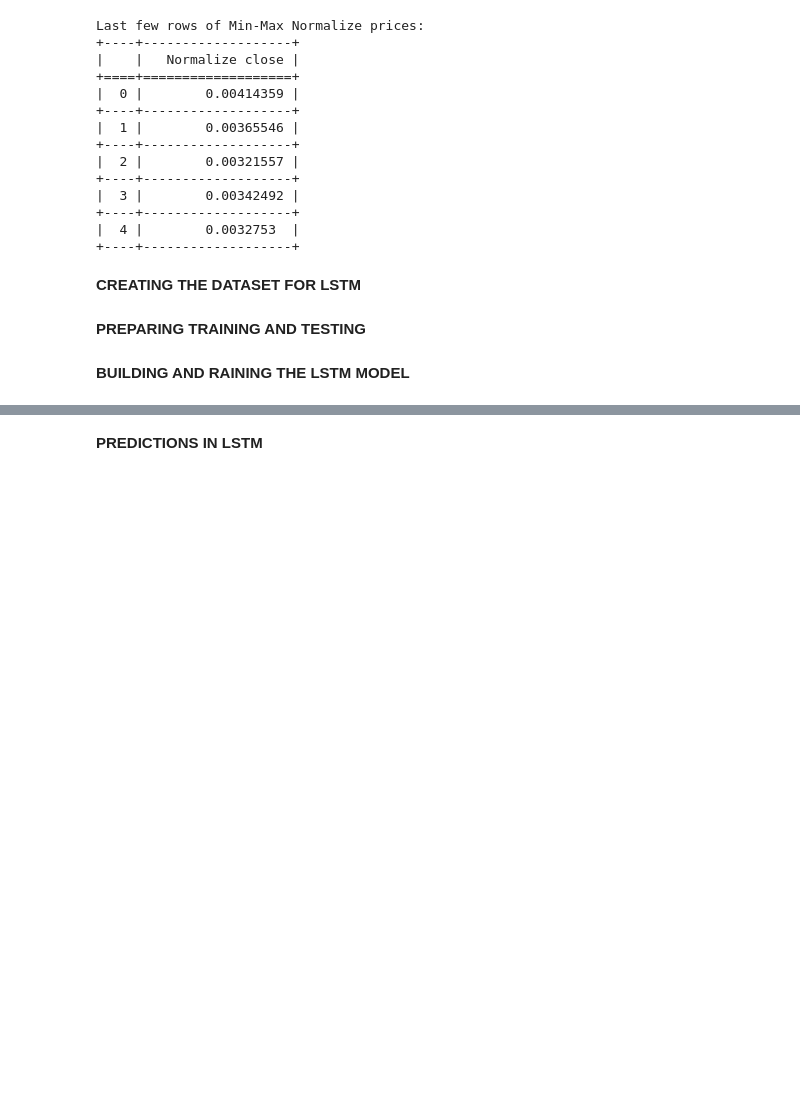
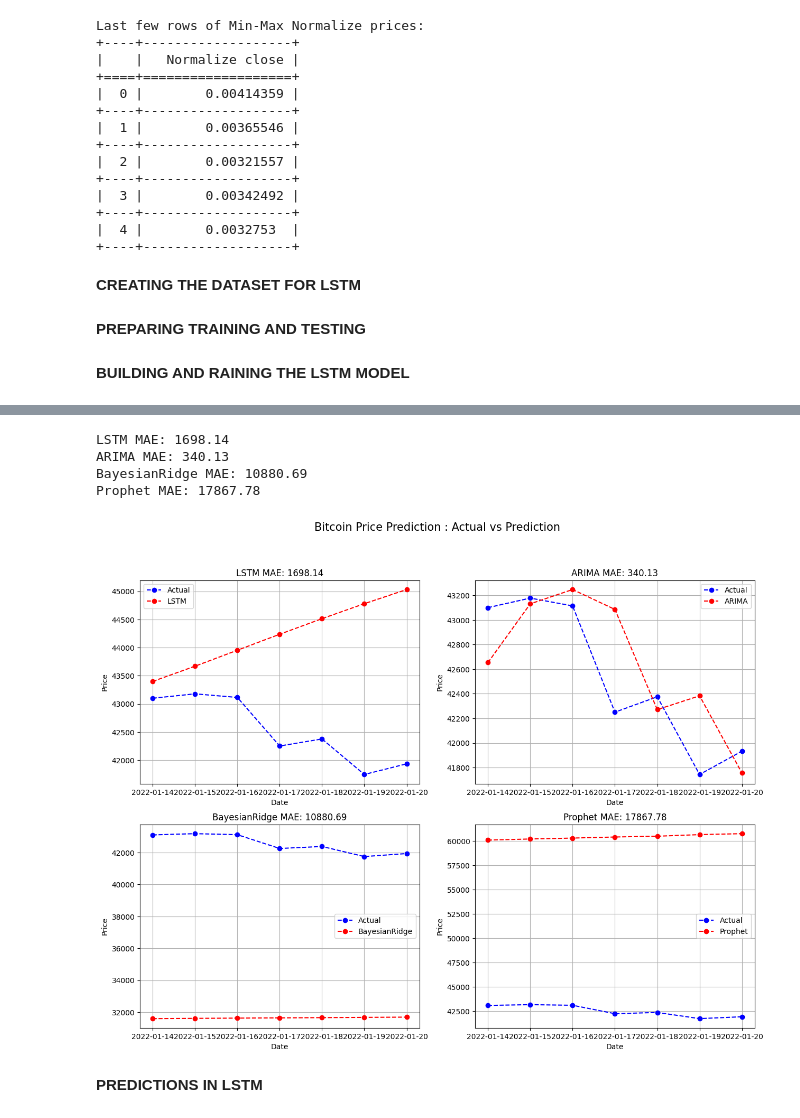
Before and after one commit to bm23abb/7PAM2002-0509-2023---Data-Science-Project, a Jupyter notebook: 7PAM2002_0509_2023_Data_Science_Project.ipynb, the cells around one changed output, grey strips where cells are left out. Drawn from its saved outputs; the diff is of its cells as text; code cells hidden in the pictures; blank space fills up the shorter version.

```diff
--- a/7PAM2002_0509_2023_Data_Science_Project.ipynb
+++ b/7PAM2002_0509_2023_Data_Science_Project.ipynb
@@ -96,6 +99,9 @@ Last few rows of Min-Max Normalize prices:
 +----+-------------------+
 |  4 |        0.0032753  |
 +----+-------------------+
+# %%
+last_predict = np.arange(len(pforp)-7, len(pforp))
+acutal_price = pforp[last_predict]
 # %% [markdown]
 **CREATING THE DATASET FOR LSTM**
 # %%
@@ -131,0 +163,5 @@ model.fit(x_train, y_train, batch_size=1, epochs=1)
+# %%
+bayesian_model = BayesianRidge()
+bayesian_model.fit(np.arange(len(pforp)).reshape(-1, 1), pforp.flatten())
+future_in = np.arange(len(pforp), len(pforp) + 7).reshape(-1, 1)
+bayesian_last_predict = bayesian_model.predict(np.array(last_predict).reshape(-1, 1)).reshape(-1, 1)
@@ -131,0 +189,12 @@ model.fit(x_train, y_train, batch_size=1, epochs=1)
+# %%
+# Print predictions and actual prices
+predict = pd.DataFrame({
+    'Date': data_frame.index[last_predict],
+    'Actual': acutal_price.flatten(),
+    'LSTM_Prediction': last7_days_lstm.flatten(),
+    'ARIMA_Prediction': arima_last_predict[-7:].flatten(), # Select last 7 days of ARIMA predictions
+    'BayesianRidge_Prediction': bayesian_last_predict.flatten(),
+    'Prophet_Prediction': prophet_predict.flatten()
+})
+print("Predictions for the last 7 days:")
+print(tabulate(predict, headers='keys', tablefmt='grid')) # Use 'predict' instead of 'predictions_df'
@@ -132,3 +225,56 @@ model.fit(x_train, y_train, batch_size=1, epochs=1)
+# %%
+print(f"LSTM MAE: {mae_lstm:.2f}")
+print(f"ARIMA MAE: {mae_arima:.2f}")
+print(f"BayesianRidge MAE: {mae_bayesian:.2f}")
+print(f"Prophet MAE: {mae_prophet:.2f}")
+# %% [output]
+LSTM MAE: 1698.14
+ARIMA MAE: 340.13
+BayesianRidge MAE: 10880.69
+Prophet MAE: 17867.78
+# %%
+fig, axes = plt.subplots(nrows=2, ncols=2, figsize=(15,11))
+fig.suptitle('Bitcoin Price Prediction : Actual vs Prediction', fontsize = 15)
+
+#plot for LSTM
+axes[0, 0].plot(predict['Date'], predict['Actual'], label='Actual', marker='o', linestyle='--', color='b')
+axes[0, 0].plot(predict['Date'], predict['LSTM_Prediction'], label='LSTM', marker='o', linestyle='--', color='r')
+axes[0, 0].set_title(f"LSTM MAE: {mae_lstm:.2f}")
+axes[0, 0].set_xlabel('Date')
+axes[0, 0].set_ylabel('Price')
+axes[0 , 0].legend()
+axes[0, 0].grid(True)
+
+#plot for ARIMA
+axes[0, 1].plot(predict['Date'], predict['Actual'], label='Actual', marker='o', linestyle='--', color='b')
+axes[0, 1].plot(predict['Date'], predict['ARIMA_Prediction'], label='ARIMA', marker='o', linestyle='--', color='r')
+axes[0, 1].set_title(f"ARIMA MAE: {mae_arima:.2f}")
+axes[0, 1].set_xlabel('Date')
+axes[0, 1].set_ylabel('Price')
+axes[0 ,1].legend()
+axes[0, 1].grid(True)
+
+#plot for BayesianRidge
+axes[1, 0].plot(predict['Date'], predict['Actual'], label='Actual', marker='o', linestyle='--', color='b')
+axes[1, 0].plot(predict['Date'], predict['BayesianRidge_Prediction'], label='BayesianRidge', marker='o', linestyle='--', color='r')
+axes[1, 0].set_title(f"BayesianRidge MAE: {mae_bayesian:.2f}")
+axes[1, 0].set_xlabel('Date')
+axes[1, 0].set_ylabel('Price')
+axes[1, 0].legend()
+axes[1, 0].grid(True)
+
+#plot for Prophet
+axes[1, 1].plot(predict['Date'], predict['Actual'], label='Actual', marker='o', linestyle='--', color='b') # Use correct axes index
+axes[1, 1].plot(predict['Date'], predict['Prophet_Prediction'], label='Prophet', marker='o', linestyle='--', color='r')
+axes[1, 1].set_title(f"Prophet MAE: {mae_prophet:.2f}")
+axes[1, 1].set_xlabel('Date')
+axes[1, 1].set_ylabel('Price')
+axes[1 ,1].legend()
+axes[1, 1].grid(True)
+
+plt.show()
+# %% [output]
+[figure, added]
 # %% [markdown]
 **PREDICTIONS IN LSTM**
 # %%
```
Also changed, not shown: parts of 13 cells of this notebook.
